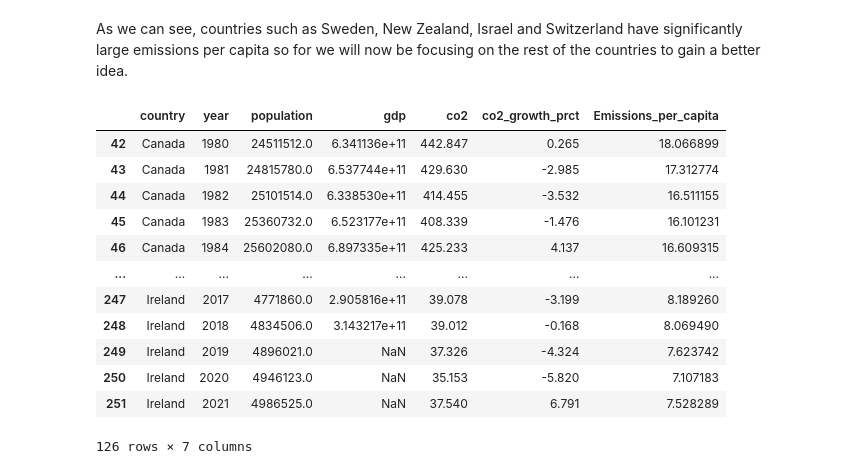
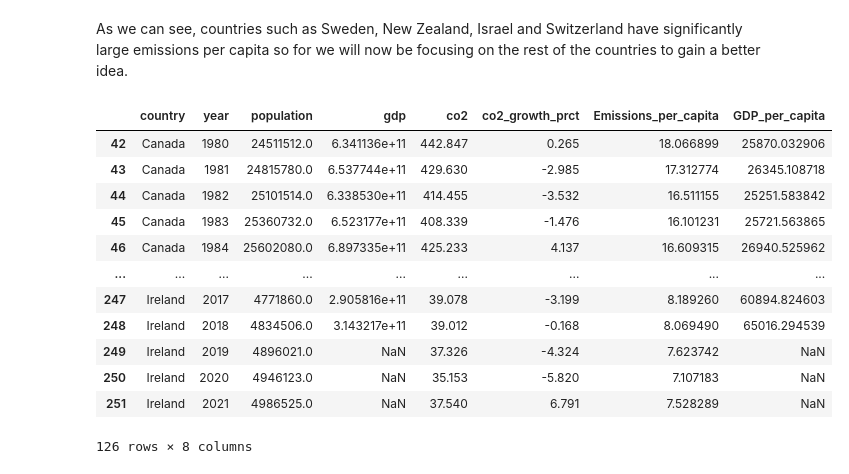
Before and after one commit to ubco-W2022T2-data301/project-group-group42, a Jupyter notebook: analysis/analysisNjabuloDlamini.ipynb, the cells around one changed output. Drawn from its saved outputs; the diff is of its cells as text; code cells hidden in the pictures.

```diff
--- a/analysis/analysisNjabuloDlamini.ipynb
+++ b/analysis/analysisNjabuloDlamini.ipynb
@@ -197,21 +206,22 @@ sns.boxplot(x = 'Emissions_per_capita', y = 'country', data = mydf16).set(xlabel
 As we can see, countries such as Sweden, New Zealand, Israel and Switzerland have significantly large emissions per capita so for we will now be focusing on the rest of the countries to gain a better idea.
 # %%
 topcountries = ["Ireland",  "Iceland", "Canada"]
+mydf16 = top16_countries()
 mydftop = mydf16[mydf16["country"].isin(topcountries)]
 
 mydftop
 # %% [output]
-|  | country | year | population | gdp | co2 | co2_growth_prct | Emissions_per_capita |
-| 42 | Canada | 1980 | 24511512.0 | 6.341136e+11 | 442.847 | 0.265 | 18.066899 |
-| 43 | Canada | 1981 | 24815780.0 | 6.537744e+11 | 429.630 | -2.985 | 17.312774 |
-| 44 | Canada | 1982 | 25101514.0 | 6.338530e+11 | 414.455 | -3.532 | 16.511155 |
-| 45 | Canada | 1983 | 25360732.0 | 6.523177e+11 | 408.339 | -1.476 | 16.101231 |
-| 46 | Canada | 1984 | 25602080.0 | 6.897335e+11 | 425.233 | 4.137 | 16.609315 |
-| ... | ... | ... | ... | ... | ... | ... | ... |
-| 247 | Ireland | 2017 | 4771860.0 | 2.905816e+11 | 39.078 | -3.199 | 8.189260 |
-| 248 | Ireland | 2018 | 4834506.0 | 3.143217e+11 | 39.012 | -0.168 | 8.069490 |
-| 249 | Ireland | 2019 | 4896021.0 | NaN | 37.326 | -4.324 | 7.623742 |
-| 250 | Ireland | 2020 | 4946123.0 | NaN | 35.153 | -5.820 | 7.107183 |
-| 251 | Ireland | 2021 | 4986525.0 | NaN | 37.540 | 6.791 | 7.528289 |
+|  | country | year | population | gdp | co2 | co2_growth_prct | Emissions_per_capita | GDP_per_capita |
+| 42 | Canada | 1980 | 24511512.0 | 6.341136e+11 | 442.847 | 0.265 | 18.066899 | 25870.032906 |
+| 43 | Canada | 1981 | 24815780.0 | 6.537744e+11 | 429.630 | -2.985 | 17.312774 | 26345.108718 |
+| 44 | Canada | 1982 | 25101514.0 | 6.338530e+11 | 414.455 | -3.532 | 16.511155 | 25251.583842 |
+| 45 | Canada | 1983 | 25360732.0 | 6.523177e+11 | 408.339 | -1.476 | 16.101231 | 25721.563865 |
+| 46 | Canada | 1984 | 25602080.0 | 6.897335e+11 | 425.233 | 4.137 | 16.609315 | 26940.525962 |
+| ... | ... | ... | ... | ... | ... | ... | ... | ... |
+| 247 | Ireland | 2017 | 4771860.0 | 2.905816e+11 | 39.078 | -3.199 | 8.189260 | 60894.824603 |
+| 248 | Ireland | 2018 | 4834506.0 | 3.143217e+11 | 39.012 | -0.168 | 8.069490 | 65016.294539 |
+| 249 | Ireland | 2019 | 4896021.0 | NaN | 37.326 | -4.324 | 7.623742 | NaN |
+| 250 | Ireland | 2020 | 4946123.0 | NaN | 35.153 | -5.820 | 7.107183 | NaN |
+| 251 | Ireland | 2021 | 4986525.0 | NaN | 37.540 | 6.791 | 7.528289 | NaN |
-126 rows × 7 columns
+126 rows × 8 columns
 # %%
```
Also changed, not shown: parts of 5 cells of this notebook.
